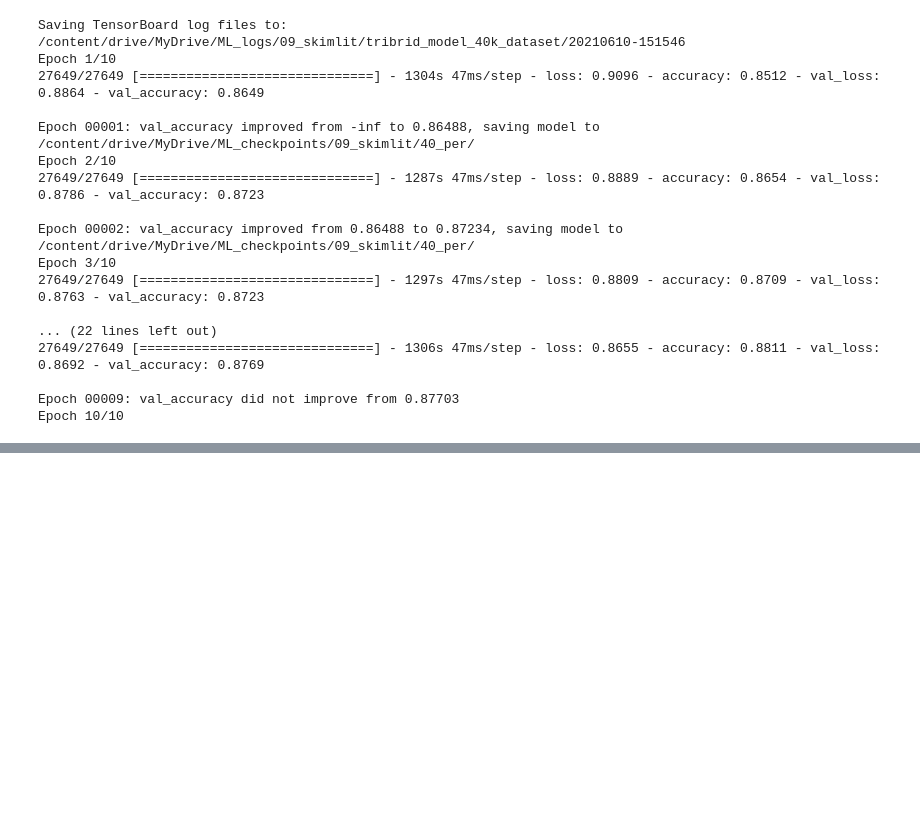
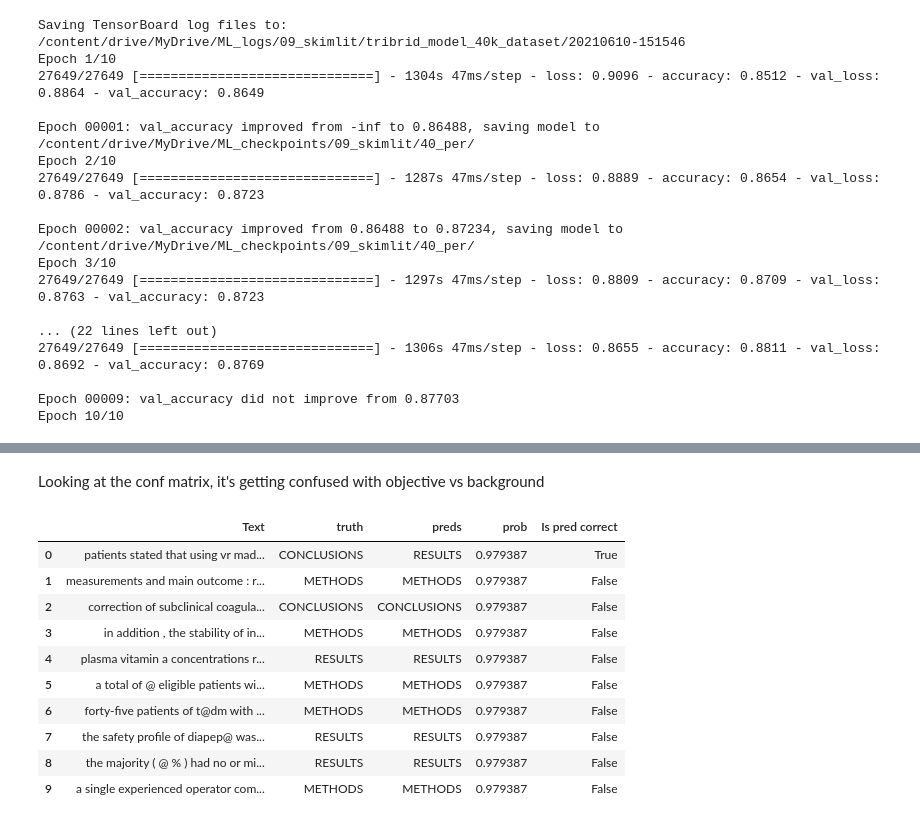
Before and after one commit to JpChii/ML-Projects, a Jupyter notebook: 09_skim_lit_40k_dataset.ipynb, the cells around one changed output, grey strips where cells are left out. Drawn from its saved outputs; the diff is of its cells as text; code cells hidden in the pictures; blank space fills up the shorter version.

```diff
--- a/09_skim_lit_40k_dataset.ipynb
+++ b/09_skim_lit_40k_dataset.ipynb
@@ -678,0 +766,2 @@ for layer in model.layers:
+# %% [markdown]
+Looking at the conf matrix, it's getting confused with objective vs background
@@ -678,0 +770,19 @@ for layer in model.layers:
+# %%
+predictions_df = pd.DataFrame({"Text": val_sentences,
+                               "truth": class_names[val_labels_encoded],
+                               "preds": class_names[preds],
+                               "prob": np.max(pred_probs)})
+predictions_df["Is pred correct"] = predictions_df['truth'] != predictions_df['preds']
+predictions_df[:10]
+# %% [output]
+|  | Text | truth | preds | prob | Is pred correct |
+| 0 | patients stated that using vr mad... | CONCLUSIONS | RESULTS | 0.979387 | True |
+| 1 | measurements and main outcome : r... | METHODS | METHODS | 0.979387 | False |
+| 2 | correction of subclinical coagula... | CONCLUSIONS | CONCLUSIONS | 0.979387 | False |
+| 3 | in addition , the stability of in... | METHODS | METHODS | 0.979387 | False |
+| 4 | plasma vitamin a concentrations r... | RESULTS | RESULTS | 0.979387 | False |
+| 5 | a total of @ eligible patients wi... | METHODS | METHODS | 0.979387 | False |
+| 6 | forty-five patients of t@dm with ... | METHODS | METHODS | 0.979387 | False |
+| 7 | the safety profile of diapep@ was... | RESULTS | RESULTS | 0.979387 | False |
+| 8 | the majority ( @ % ) had no or mi... | RESULTS | RESULTS | 0.979387 | False |
+| 9 | a single experienced operator com... | METHODS | METHODS | 0.979387 | False |
```
Also changed, not shown: parts of 38 cells of this notebook.
